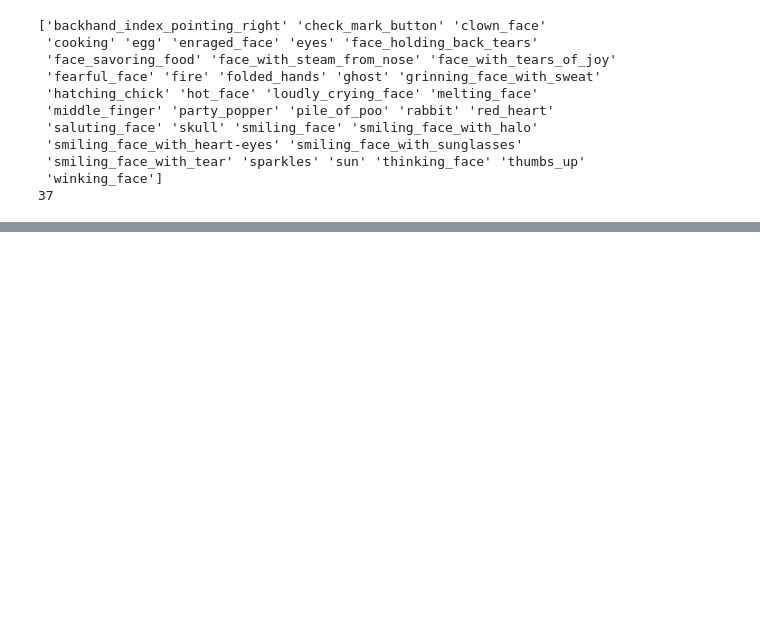
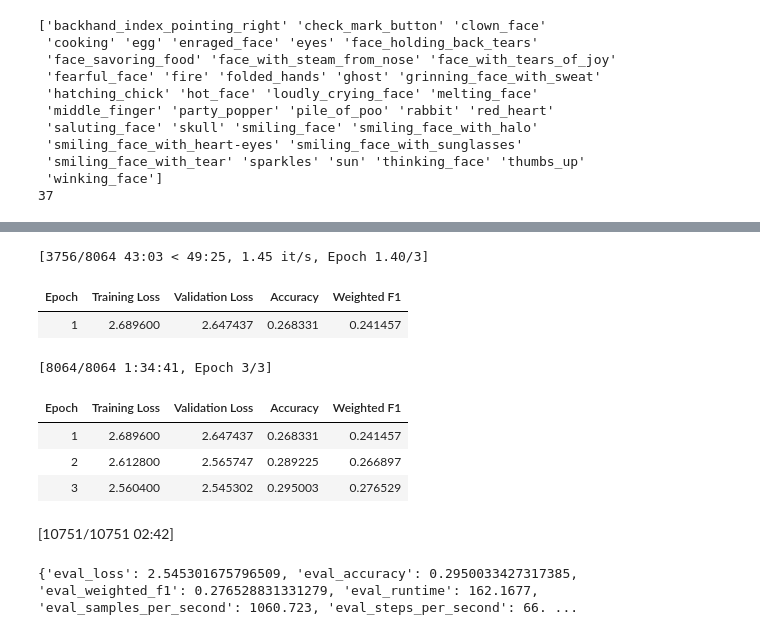
Before and after one commit to tinas1494/ds301_group12, a Jupyter notebook: improved_bertweet.ipynb, the cells around one changed output, grey strips where cells are left out. Cells and saved outputs as stored; diff of their text form; code cells hidden in the pictures; blank space fills up the shorter version.

```diff
--- a/improved_bertweet.ipynb
+++ b/improved_bertweet.ipynb
@@ -91,0 +220,16 @@ print(data['emoji_group_char'].nunique())
+# %%
+trainer.train()
+
+results = trainer.evaluate()
+print(results)
+# %% [output]
+[3756/8064 43:03 < 49:25, 1.45 it/s, Epoch 1.40/3]
+| Epoch | Training Loss | Validation Loss | Accuracy | Weighted F1 |
+| 1 | 2.689600 | 2.647437 | 0.268331 | 0.241457 |
+[8064/8064 1:34:41, Epoch 3/3]
+| Epoch | Training Loss | Validation Loss | Accuracy | Weighted F1 |
+| 1 | 2.689600 | 2.647437 | 0.268331 | 0.241457 |
+| 2 | 2.612800 | 2.565747 | 0.289225 | 0.266897 |
+| 3 | 2.560400 | 2.545302 | 0.295003 | 0.276529 |
+[10751/10751 02:42]
+{'eval_loss': 2.545301675796509, 'eval_accuracy': 0.2950033427317385, 'eval_weighted_f1': 0.276528831331279, 'eval_runtime': 162.1677, 'eval_samples_per_second': 1060.723, 'eval_steps_per_second': 66. ...
```
Also changed, not shown: parts of 7 cells of this notebook.
